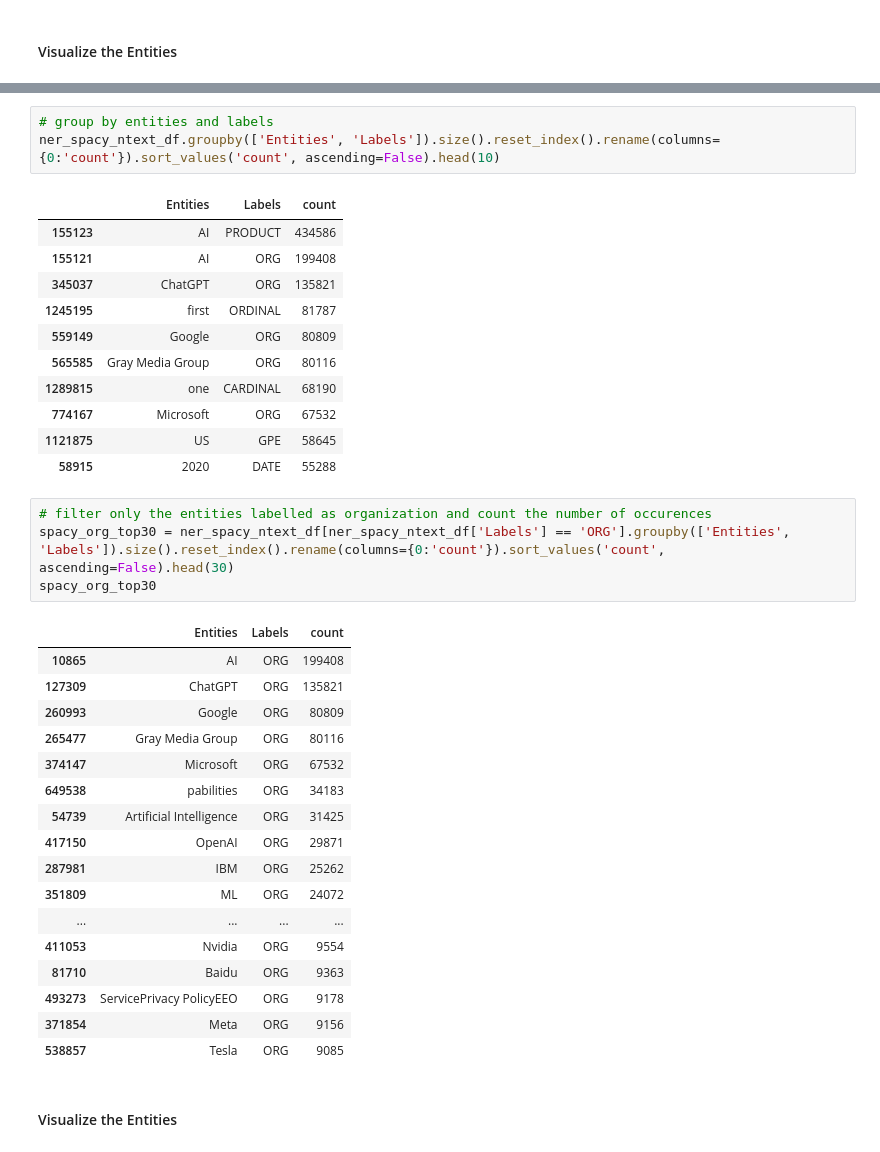
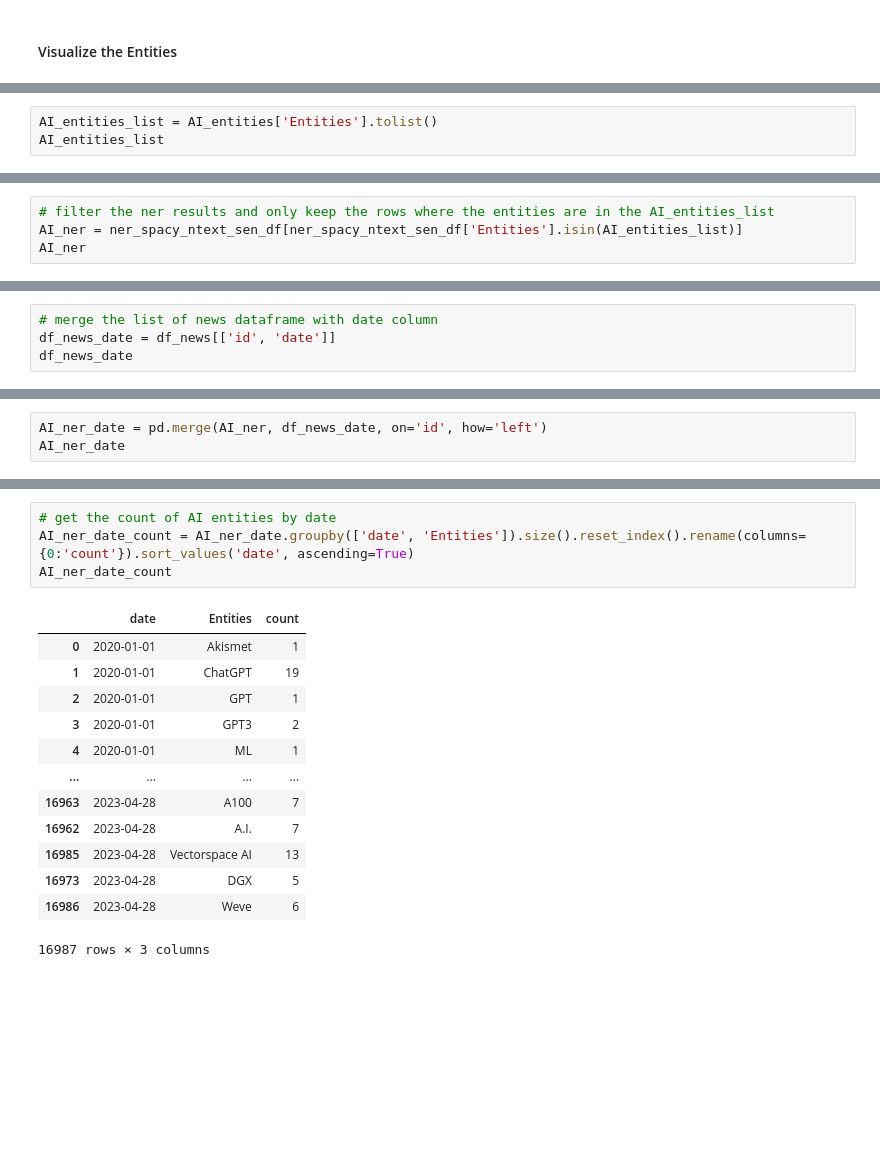
Before and after one commit to slvhuang/Final-Project-NLP, a Jupyter notebook: 5_entity_identification.ipynb, the cells around one changed output, grey strips where cells are left out. Drawn from its saved outputs; the diff is of its cells as text; blank space fills up the shorter version.

```diff
--- a/5_entity_identification.ipynb
+++ b/5_entity_identification.ipynb
@@ -397,0 +618,3 @@ Wall time: 51.2 s
+# %%
+AI_entities_list = AI_entities['Entities'].tolist()
+AI_entities_list
@@ -397,0 +639,4 @@ Wall time: 51.2 s
+# %%
+# filter the ner results and only keep the rows where the entities are in the AI_entities_list
+AI_ner = ner_spacy_ntext_sen_df[ner_spacy_ntext_sen_df['Entities'].isin(AI_entities_list)]
+AI_ner
@@ -397,0 +657,4 @@ Wall time: 51.2 s
+# %%
+# merge the list of news dataframe with date column
+df_news_date = df_news[['id', 'date']]
+df_news_date
@@ -397,0 +675,3 @@ Wall time: 51.2 s
+# %%
+AI_ner_date = pd.merge(AI_ner, df_news_date, on='id', how='left')
+AI_ner_date
@@ -398,39 +692,18 @@ Wall time: 51.2 s
 # %%
-# group by entities and labels
-ner_spacy_ntext_df.groupby(['Entities', 'Labels']).size().reset_index().rename(columns={0:'count'}).sort_values('count', ascending=False).head(10)
+# get the count of AI entities by date
+AI_ner_date_count = AI_ner_date.groupby(['date', 'Entities']).size().reset_index().rename(columns={0:'count'}).sort_values('date', ascending=True)
+AI_ner_date_count
 # %% [output]
-|  | Entities | Labels | count |
-| 155123 | AI | PRODUCT | 434586 |
-| 155121 | AI | ORG | 199408 |
-| 345037 | ChatGPT | ORG | 135821 |
-| 1245195 | first | ORDINAL | 81787 |
-| 559149 | Google | ORG | 80809 |
-| 565585 | Gray Media Group | ORG | 80116 |
-| 1289815 | one | CARDINAL | 68190 |
-| 774167 | Microsoft | ORG | 67532 |
-| 1121875 | US | GPE | 58645 |
-| 58915 | 2020 | DATE | 55288 |
+|  | date | Entities | count |
+| 0 | 2020-01-01 | Akismet | 1 |
+| 1 | 2020-01-01 | ChatGPT | 19 |
+| 2 | 2020-01-01 | GPT | 1 |
+| 3 | 2020-01-01 | GPT3 | 2 |
+| 4 | 2020-01-01 | ML | 1 |
+| ... | ... | ... | ... |
+| 16963 | 2023-04-28 | A100 | 7 |
+| 16962 | 2023-04-28 | A.I. | 7 |
+| 16985 | 2023-04-28 | Vectorspace AI | 13 |
+| 16973 | 2023-04-28 | DGX | 5 |
+| 16986 | 2023-04-28 | Weve | 6 |
+16987 rows × 3 columns
-# %%
-# filter only the entities labelled as organization and count the number of occurences
-spacy_org_top30 = ner_spacy_ntext_df[ner_spacy_ntext_df['Labels'] == 'ORG'].groupby(['Entities', 'Labels']).size().reset_index().rename(columns={0:'count'}).sort_values('count', ascending=False).head(30)
-spacy_org_top30
-# %% [output]
-|  | Entities | Labels | count |
-| 10865 | AI | ORG | 199408 |
-| 127309 | ChatGPT | ORG | 135821 |
-| 260993 | Google | ORG | 80809 |
-| 265477 | Gray Media Group | ORG | 80116 |
-| 374147 | Microsoft | ORG | 67532 |
-| 649538 | pabilities | ORG | 34183 |
-| 54739 | Artificial Intelligence | ORG | 31425 |
-| 417150 | OpenAI | ORG | 29871 |
-| 287981 | IBM | ORG | 25262 |
-| 351809 | ML | ORG | 24072 |
-| ... | ... | ... | ... |
-| 411053 | Nvidia | ORG | 9554 |
-| 81710 | Baidu | ORG | 9363 |
-| 493273 | ServicePrivacy PolicyEEO | ORG | 9178 |
-| 371854 | Meta | ORG | 9156 |
-| 538857 | Tesla | ORG | 9085 |
-# %% [markdown]
-#### Visualize the Entities
```
Also changed, not shown: parts of 54 cells of this notebook.
